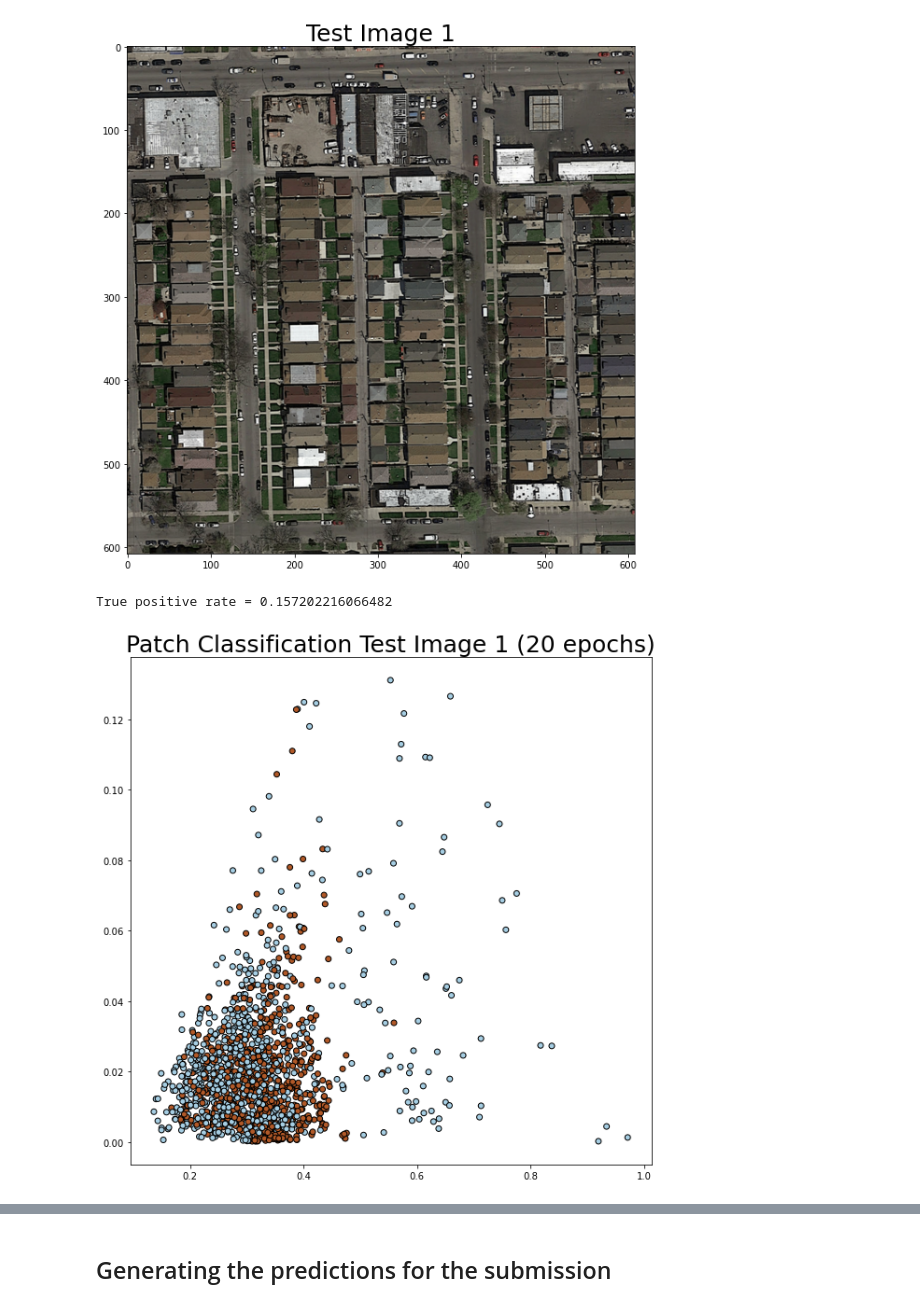
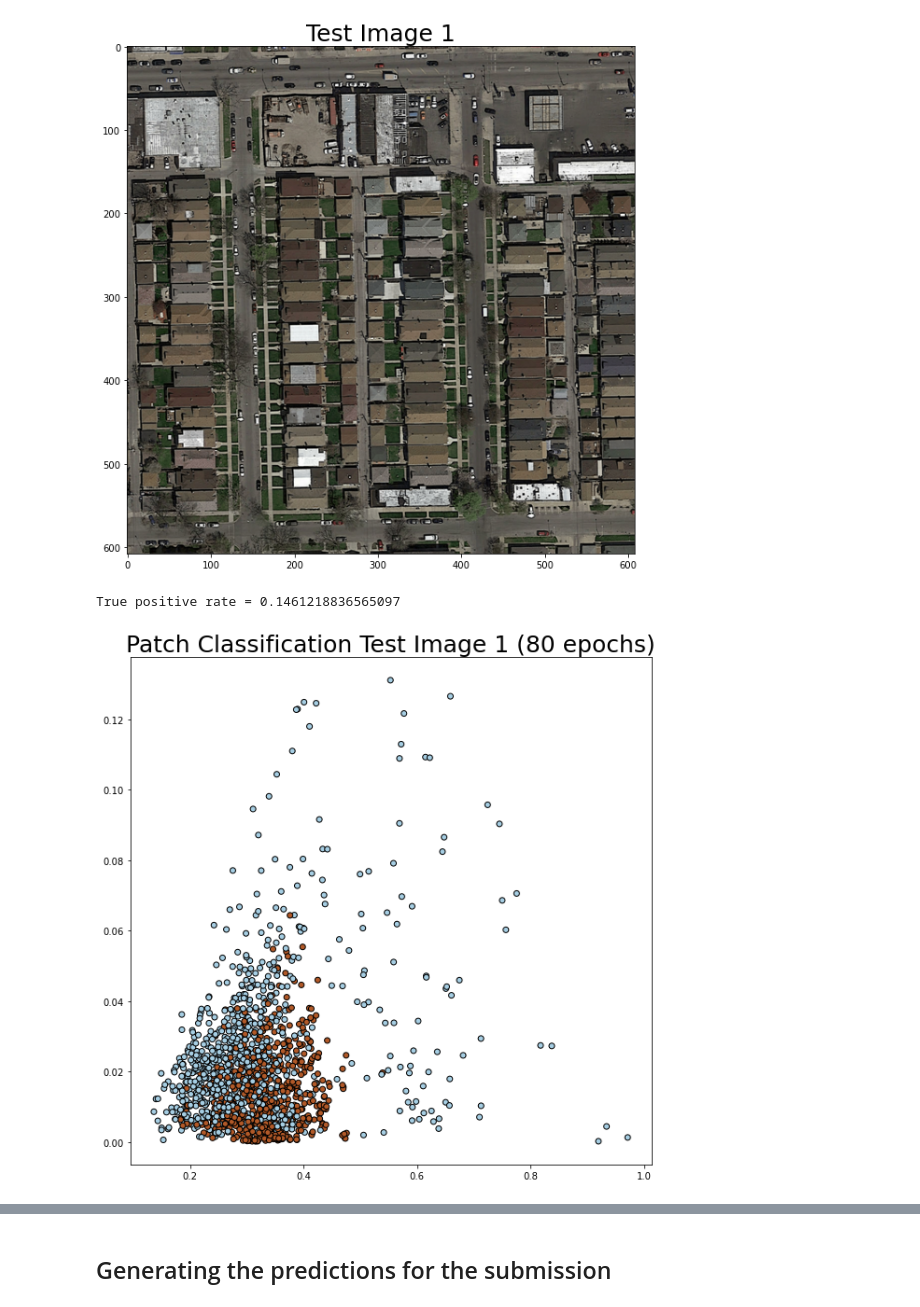
Before and after one commit to felixkln/ML-Road-Segmentation-Project, a Jupyter notebook: Galann/cnn_clean_good_acc.ipynb, the cells around one changed output, grey strips where cells are left out. Drawn from its saved outputs; the diff is of its cells as text; code cells hidden in the pictures.

```diff
--- a/Galann/cnn_clean_good_acc.ipynb
+++ b/Galann/cnn_clean_good_acc.ipynb
@@ -130,6 +131,10 @@ gt_patches = [img_crop(gt_imgs[i], patch_size, patch_size) for i in range(n)]
 # Linearize list of patches
 img_patches = np.asarray([img_patches[i][j] for i in range(len(img_patches)) for j in range(len(img_patches[i]))])
 gt_patches =  np.asarray([gt_patches[i][j] for i in range(len(gt_patches)) for j in range(len(gt_patches[i]))])
+
+# Mean and std of our dataset of image patches
+mean_img = np.mean(img_patches, axis=(0, 1, 2))
+std_img = np.std(img_patches, axis=(0, 1, 2))
 # %%
 # Extract 6-dimensional features consisting of average RGB color as well as variance
 def extract_features(img):
@@ -390,7 +359,7 @@ def train(model, criterion, dataset_train, dataset_valid, optimizer, num_epochs)
     return loss_train, loss_valid
 # %%
 # hyperparameters
-num_epochs = 20
+num_epochs = 80
 learning_rate = 1e-3
 
 # Criterion to optimize
@@ -465,11 +429,11 @@ plt.tight_layout()
 # %%
 # Augmented Training dataset and validation set
-img_train, img_valid, Y_train, Y_valid = train_test_split(img_patches, Y, test_size=0.5, random_state=42)
-img_balanced_train, label_balanced_train = balanced_training_set(img_train, Y_train)
+img_train, img_valid, Y_train, Y_valid = train_test_split(img_patches, Y, test_size=0.2)
 
-batch_size = 300
-trainsetAugmented = TrainsetCNN(img_balanced_train, label_balanced_train, augmentation)
-dataset_train = DataLoader(trainsetAugmented, batch_size=batch_size, shuffle=True)
+batch_size = 500
+sampler = balanced_sampler(Y_train)
+trainsetAugmented = TrainsetCNN(img_train, Y_train, augmentation)
+dataset_train = DataLoader(trainsetAugmented, batch_size=batch_size, sampler=sampler)
 
-validset = TrainsetCNN(img_valid, Y_valid, T.Compose([img_float_to_uint8, T.ToTensor()]))
+validset = TrainsetCNN(img_valid, Y_valid)
 dataset_valid = DataLoader(validset, batch_size=batch_size, shuffle=True)
@@ -508,12 +475,13 @@ Text(0.5, 1.0, 'Test Image 1')
 # %%
 # Class describing the test dataset
 class TestsetCNN(Dataset):
-    def __init__(self, x):
+    def __init__(self, x, mean_train, std_train):
         self.x = x
+        self.transformation = T.Compose([T.ToTensor(), T.Normalize(mean_train, std_train)])
         self.length = len(self.x)
 
     def __getitem__(self, idx):
-        return T.ToTensor()(self.x[idx])
+        return self.transformation(self.x[idx])
 
     def __len__(self):
         return self.length
@@ -533,26 +501,26 @@ def predict(model, dataset_test):
 # %%
 # Test set of image patches
 patches_test = np.array(img_crop(test_1, patch_size, patch_size))
-dataset_test = torch.utils.data.DataLoader(TestsetCNN(patches_test), batch_size=batch_size, shuffle=False)
+dataset_test = torch.utils.data.DataLoader(TestsetCNN(patches_test, mean_img, std_img), batch_size=batch_size, shuffle=False)
 
 # Running the prediction for the test image
 Zi = predict(model_lenet, dataset_test)
 
 # Get non-zeros in prediction and grountruth arrays
 Zn = np.nonzero(Zi)[0]
 Yn = np.nonzero(Y)[0]
 TPR = len(list(set(Yn) & set(Zn))) / float(len(Zi))
 print('True positive rate = ' + str(TPR))
 
 # Plot features using predictions to color datapoints
 patches_test_2D = extract_img_features(test_1_path)
 plt.figure(figsize=(10, 10))
 plt.scatter(patches_test_2D[:, 0], patches_test_2D[:, 1], c=Zi, edgecolors='k', cmap=plt.cm.Paired)
 plt.title("Patch Classification Test Image 1 ({} epochs)".format(num_epochs), fontdict={'fontsize':25})
 plt.show()
 # %% [output]
-True positive rate = 0.157202216066482
+True positive rate = 0.1461218836565097
-[figure, old version]
+[figure, new version]
 # %%
 # Convert array of labels to an image
 
```
Also changed, not shown: parts of 22 cells of this notebook.
